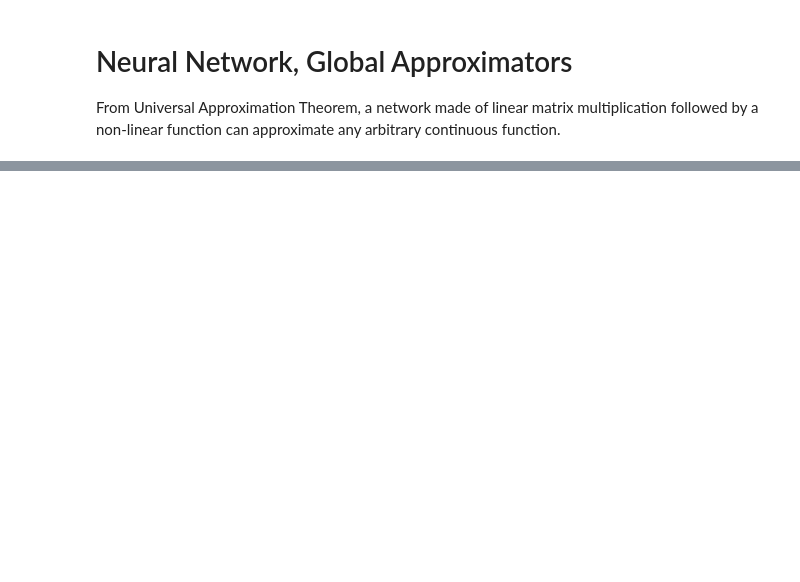
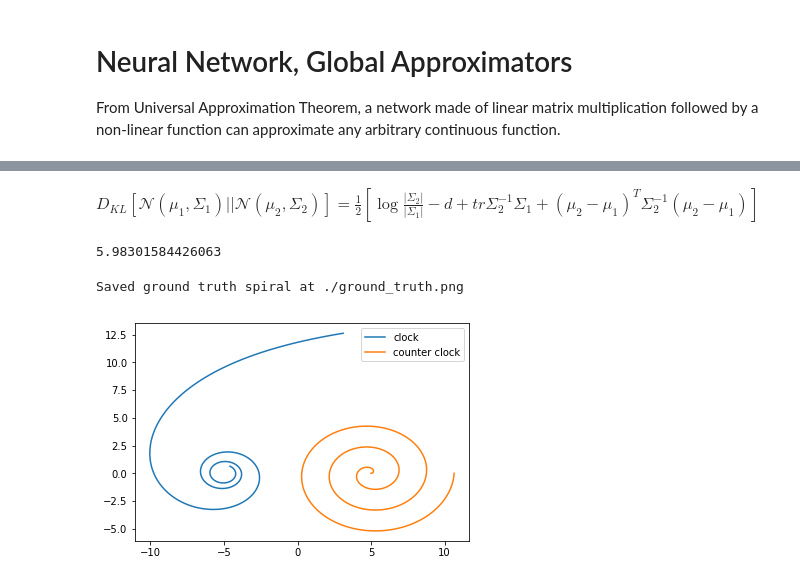
Before and after one commit to pmlg/ODEN, a Jupyter notebook: Neural Ordinary Differential Equation.ipynb, the cells around one changed output, grey strips where cells are left out. Saved outputs shown, nothing was run; the diff lists cells and outputs as text; code cells hidden in the pictures; blank space fills up the shorter version.

```diff
--- a/Neural Ordinary Differential Equation.ipynb
+++ b/Neural Ordinary Differential Equation.ipynb
@@ -88,0 +309,18 @@ $$ \dot{x} = - \nabla f(x(t)) $$
+# %%
+class RunningAverageMeter(object):
+    """Computes and stores the average and current value"""
+
+    def __init__(self, momentum=0.99):
+        self.momentum = momentum
+        self.reset()
+
+    def reset(self):
+        self.val = None
+        self.avg = 0
+
+    def update(self, val):
+        if self.val is None:
+            self.avg = val
+        else:
+            self.avg = self.avg * self.momentum + val * (1 - self.momentum)
+        self.val = val
@@ -88,0 +417,10 @@ $$ \dot{x} = - \nabla f(x(t)) $$
+# %% [markdown]
+$D_{KL}[\mathcal{N}(\mu_1, \Sigma_1)||\mathcal{N}(\mu_2,\Sigma_2)]= \frac{1}{2} [\log \frac{|\Sigma_2|}{|\Sigma_1|} - d  + tr{\Sigma_2^{-1}\Sigma_1} + (\mu_2-\mu_1)^T\Sigma_2^{-1}(\mu_2-\mu_1)]$
+# %%
+
+
+dkl = 0.5*(np.log(np.linalg.det(cov2)/np.linalg.det(cov1) )- 2 +
+           np.trace(np.linalg.inv(cov2)@cov1) + np.transpose(mu2-mu1)@np.linalg.inv(cov2)@(mu2-mu1))
+print(dkl)
+# %% [output]
+5.98301584426063
@@ -88,0 +436,38 @@ $$ \dot{x} = - \nabla f(x(t)) $$
+# %%
+latent_dim = 4
+nhidden = 20
+rnn_nhidden = 25
+obs_dim = 2
+nspiral = 1000
+start = 0.
+stop = 6 * np.pi
+noise_std = .3
+a = 0.
+b = .3
+ntotal = 1000
+nsample = 100
+device = torch.device('cuda:' + str(gpu)
+                      if torch.cuda.is_available() else 'cpu')
+
+# generate toy spiral data
+orig_trajs, samp_trajs, orig_ts, samp_ts = generate_spiral2d(
+    nspiral=nspiral,
+    start=start,
+    stop=stop,
+    noise_std=noise_std,
+    a=a, b=b
+)
+orig_trajs = torch.from_numpy(orig_trajs).float().to(device)
+samp_trajs = torch.from_numpy(samp_trajs).float().to(device)
+samp_ts = torch.from_numpy(samp_ts).float().to(device)
+
+# model
+func = LatentODEfunc(latent_dim, nhidden).to(device)
+rec = RecognitionRNN(latent_dim, obs_dim, rnn_nhidden, nspiral).to(device)
+dec = Decoder(latent_dim, obs_dim, nhidden).to(device)
+params = (list(func.parameters()) + list(dec.parameters()) + list(rec.parameters()))
+optimizer = optim.Adam(params, lr=lr)
+loss_meter = RunningAverageMeter()
+# %% [output]
+Saved ground truth spiral at ./ground_truth.png
+[figure, added]
```
Also changed, not shown: parts of 29 cells of this notebook, 3 other files.
